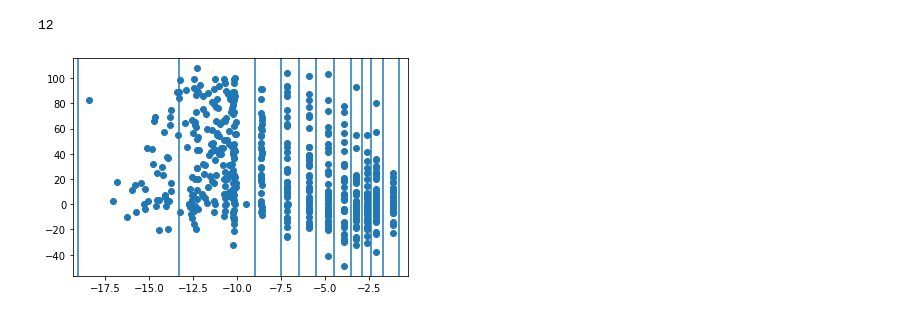
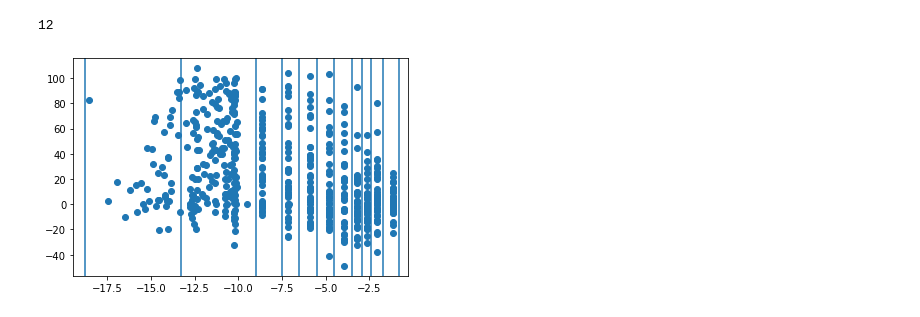
Before and after one commit to ljmartin/dockop, a Jupyter notebook: code/empirical_hit_rate_fit.ipynb, the cells around one changed output. Cells and saved outputs as stored; diff of their text form; code cells hidden in the pictures.

```diff
--- a/code/empirical_hit_rate_fit.ipynb
+++ b/code/empirical_hit_rate_fit.ipynb
@@ -11,7 +11,7 @@ from statsmodels.stats.proportion import proportion_confint
 from pygam import s, GAM
 import altair as alt
 # %%
-scores = np.concatenate([np.load(f'../processed_data/D4_all{i}.npy') for i in range(10)])
+scores = np.concatenate([np.load(f'../processed_data/D4_all{i}.npy') for i in range(12)])
 # %%
 df = pd.read_csv('../data/41586_2019_917_MOESM4_ESM.csv')
 # %%
@@ -151,12 +160,16 @@ points+errorbars+ch+ci
+# %%
+#this holds the ranks of the in vitro tested molecules:
+ranks = normalized_ranks[-df['Energy'].shape[0]:]
+hits = df['Inhibition (%) at 10uM'].values.astype(float)>50
 # %%
 plt.scatter(logit(ranks), df['Inhibition (%) at 10uM'].values.astype(float))
-bins = np.array([-19, -13.3, -9, -7.5, -6.5, -5.5, -4.5, -3.5, -2.9, -2.4, -1.7, -0.8,])
+bins = np.array([-18.8, -13.3, -9, -7.5, -6.5, -5.5, -4.5, -3.5, -2.9, -2.4, -1.7, -0.8,])
 print(len(bins))
 for b in bins:
     plt.axvline(b)
 # %% [output]
 12
-[figure, old version]
+[figure, new version]
 # %%
 idx = np.digitize(logit(ranks), bins)
 
```
Also changed, not shown: parts of 15 cells of this notebook, 7 other files.
